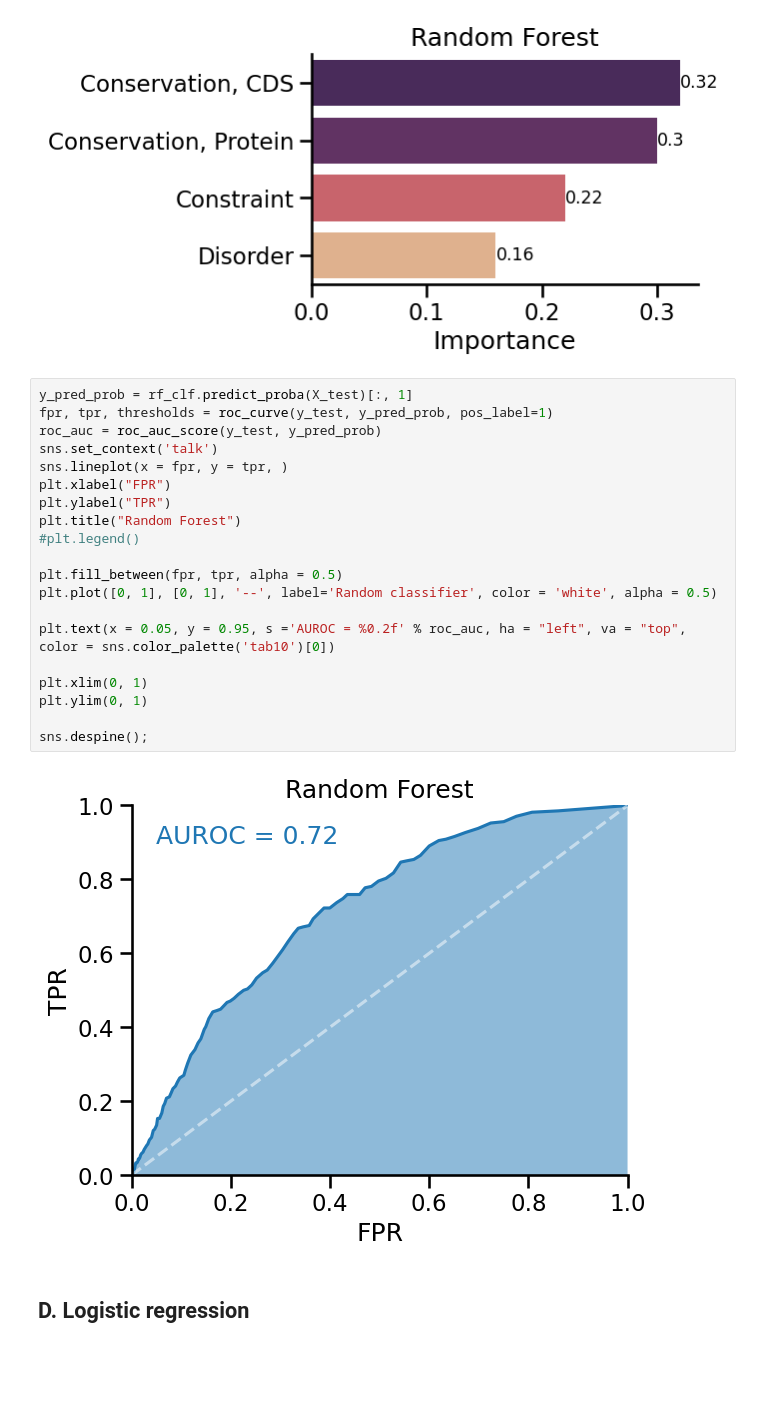
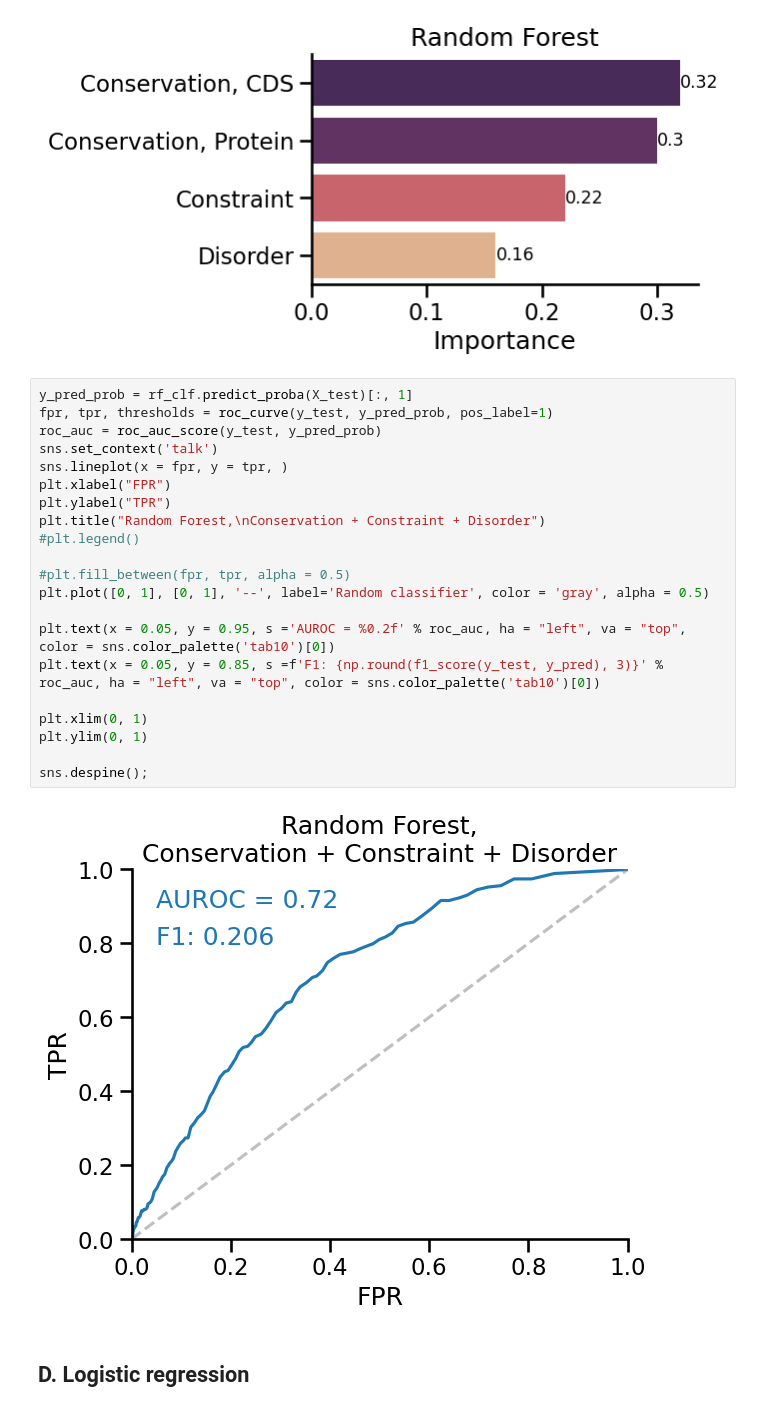
Before and after one commit to sanjanakotha/SFARI, a Jupyter notebook: notebooks/AD tile classifier, all TFs.ipynb, the cells around one changed output. Drawn from its saved outputs; the diff is of its cells as text; blank space fills up the shorter version.

```diff
--- a/notebooks/AD tile classifier, all TFs.ipynb
+++ b/notebooks/AD tile classifier, all TFs.ipynb
@@ -241,25 +241,26 @@ sns.despine()
 # %%
 y_pred_prob = rf_clf.predict_proba(X_test)[:, 1]
 fpr, tpr, thresholds = roc_curve(y_test, y_pred_prob, pos_label=1)
 roc_auc = roc_auc_score(y_test, y_pred_prob)
 sns.set_context('talk')
 sns.lineplot(x = fpr, y = tpr, )
 plt.xlabel("FPR")
 plt.ylabel("TPR")
-plt.title("Random Forest")
+plt.title("Random Forest,\nConservation + Constraint + Disorder")
 #plt.legend()
 
-plt.fill_between(fpr, tpr, alpha = 0.5)
-plt.plot([0, 1], [0, 1], '--', label='Random classifier', color = 'white', alpha = 0.5)
+#plt.fill_between(fpr, tpr, alpha = 0.5)
+plt.plot([0, 1], [0, 1], '--', label='Random classifier', color = 'gray', alpha = 0.5)
 
 plt.text(x = 0.05, y = 0.95, s ='AUROC = %0.2f' % roc_auc, ha = "left", va = "top", color = sns.color_palette('tab10')[0])
+plt.text(x = 0.05, y = 0.85, s =f'F1: {np.round(f1_score(y_test, y_pred), 3)}' % roc_auc, ha = "left", va = "top", color = sns.color_palette('tab10')[0])
 
 plt.xlim(0, 1)
 plt.ylim(0, 1)
 
 sns.despine();
 # %% [output]
-[figure, old version]
+[figure, new version]
 # %% [markdown]
 ## D. Logistic regression
 # %%
```
Also changed, not shown: parts of 14 cells of this notebook, 5 other files.
